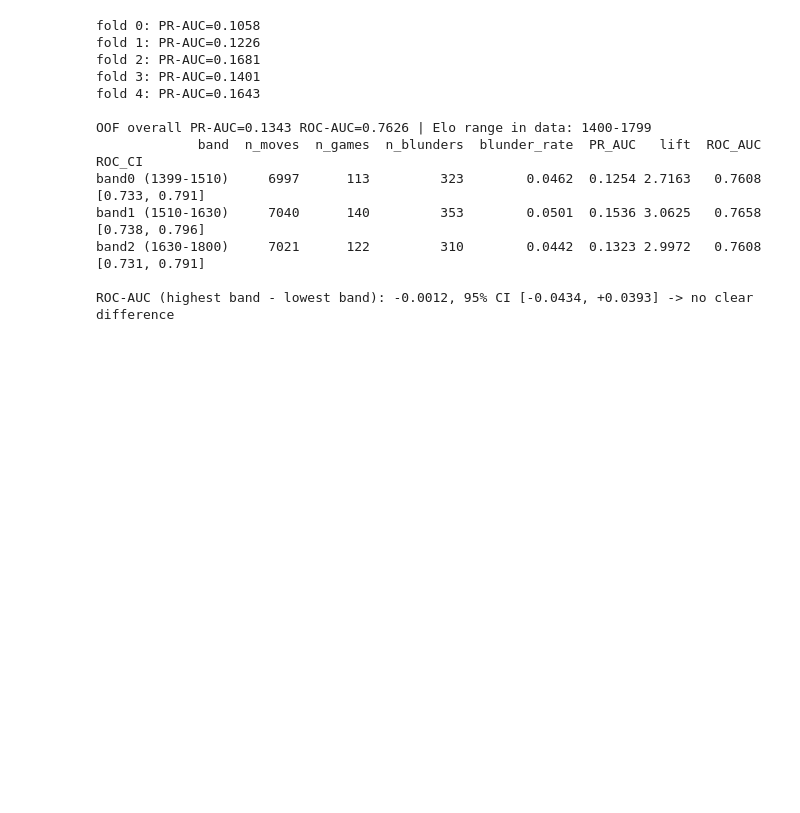
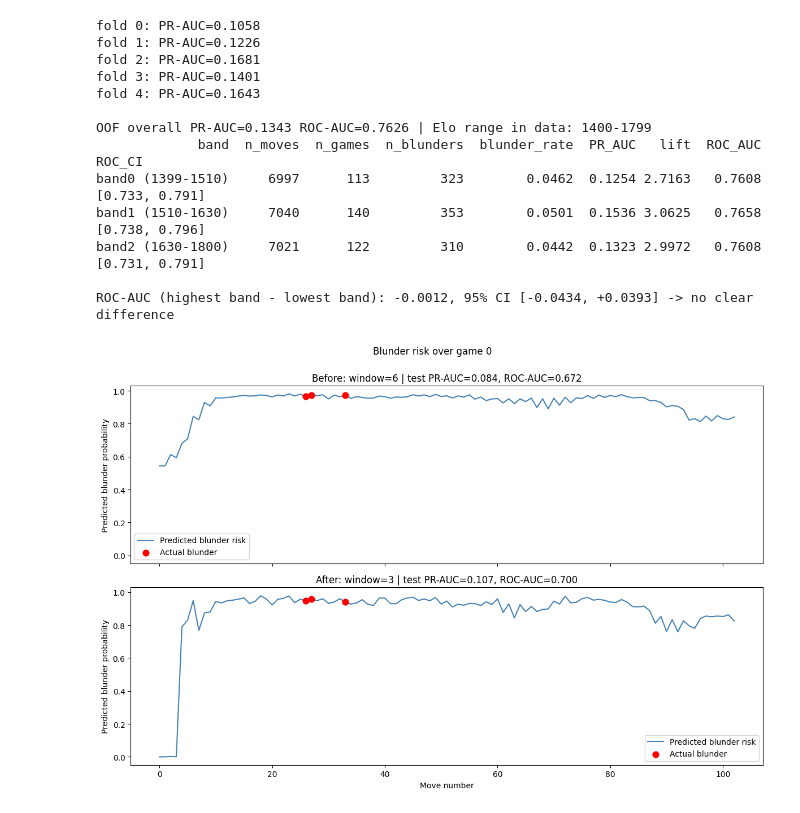
Before and after one commit to Janhavi-Srinivasan/chess-blunder-risk-model, a Jupyter notebook: Chess_blunder_with_nn.ipynb, the cells around one changed output. Saved outputs shown, nothing was run; the diff lists cells and outputs as text; code cells hidden in the pictures; blank space fills up the shorter version.

```diff
--- a/Chess_blunder_with_nn.ipynb
+++ b/Chess_blunder_with_nn.ipynb
@@ -1197,3 +1180,100 @@ band1 (1510-1630)     7040      140         353        0.0501  0.1536 3.0625   0
 band2 (1630-1800)     7021      122         310        0.0442  0.1323 2.9972   0.7608 [0.731, 0.791]
 
 ROC-AUC (highest band - lowest band): -0.0012, 95% CI [-0.0434, +0.0393] -> no clear difference
+# %%
+import numpy as np, torch, torch.nn as nn, matplotlib.pyplot as plt, math
+from torch.utils.data import TensorDataset, DataLoader, WeightedRandomSampler
+from sklearn.preprocessing import StandardScaler
+from sklearn.metrics import average_precision_score, roc_auc_score
+
+EPOCHS, PATIENCE, SEED = 20, 5, 42
+_games = df['game_id'].unique().copy()
+np.random.RandomState(42).shuffle(_games)
+_n = len(_games)
+tr_g = set(_games[:int(.7 * _n)])
+va_g = set(_games[int(.7 * _n):int(.85 * _n)])
+te_g = set(_games[int(.85 * _n):])
+
+sample_game_id = df['game_id'].unique()[0]
+
+def build_windows(W):
+    X, y, gid, mv = [], [], [], []
+    for (g_id, color), gc in df.groupby(['game_id', 'mover_color']):
+        gc = gc.sort_values('move_num')
+        feats = gc[FEATURE_COLS].values
+        labels = gc['is_blunder'].values
+        mvs = gc['move_num'].values
+        for i in range(len(gc)):
+            start = max(0, i - W + 1)
+            w = feats[start:i + 1]
+            if len(w) < W:
+                pad = np.zeros((W - len(w), len(FEATURE_COLS)))
+                w = np.vstack([pad, w])
+            X.append(w); y.append(labels[i]); gid.append(g_id); mv.append(mvs[i])
+    return (np.array(X, np.float32), np.array(y, np.float32),
+            np.array(gid), np.array(mv))
+
+def predict(model, X):
+    model.eval()
+    with torch.no_grad():
+        return torch.sigmoid(model(torch.tensor(X))).numpy()
+
+def danger_curve_for_window(W):
+    torch.manual_seed(SEED); np.random.seed(SEED)
+    X, y, gid, mv = build_windows(W)
+    tr, va, te = (np.isin(gid, list(s)) for s in (tr_g, va_g, te_g))
+    nf = X.shape[2]
+    sc = StandardScaler().fit(X[tr].reshape(-1, nf))                 # fit on train only
+    X = sc.transform(X.reshape(-1, nf)).reshape(X.shape).astype(np.float32)
+
+    cnt = np.bincount(y[tr].astype(int))
+    wts = (1.0 / cnt)[y[tr].astype(int)]
+    loader = DataLoader(TensorDataset(torch.tensor(X[tr]), torch.tensor(y[tr])), batch_size=64,
+                        sampler=WeightedRandomSampler(wts, len(wts), replacement=True))
+    crit = nn.BCEWithLogitsLoss(pos_weight=torch.tensor([cnt[0] / cnt[1]], dtype=torch.float32))
+    model = LSTMBlunderModel(nf)
+    opt = torch.optim.Adam(model.parameters(), lr=1e-3, weight_decay=1e-5)
+
+    best, state, bad = 0.0, None, 0
+    for _ in range(EPOCHS):
+        model.train()
+        for xb, yb in loader:
+            opt.zero_grad(); crit(model(xb), yb).backward(); opt.step()
+        ap = average_precision_score(y[va], predict(model, X[va]))
+        if ap > best:
+            best, bad = ap, 0
+            state = {k: v.clone() for k, v in model.state_dict().items()}
+        else:
+            bad += 1
+            if bad >= PATIENCE: break
+    model.load_state_dict(state)
+
+    p = predict(model, X)
+    test_ap, test_auc = average_precision_score(y[te], p[te]), roc_auc_score(y[te], p[te])
+
+    g = gid == sample_game_id
+    return dict(mv=mv[g][order], risk=p[g][order], true=y[g][order], ap=test_ap, auc=test_auc)
+
+def draw(ax, c, W, label):
+    ax.plot(c['mv'], c['risk'], label="Predicted blunder risk", color='steelblue')
+    b = c['true'] == 1
+    ax.scatter(c['mv'][b], c['risk'][b], color='red', zorder=5, label="Actual blunder", s=60)
+    ax.set_title(f"{label}: window={W} | test PR-AUC={c['ap']:.3f}, ROC-AUC={c['auc']:.3f}")
+    ax.set_ylabel("Predicted blunder probability")
+    ax.legend()
+
+W_BEFORE, W_AFTER = 6, 3
+before = danger_curve_for_window(W_BEFORE)
+after  = danger_curve_for_window(W_AFTER)
+
+fig, axes = plt.subplots(2, 1, figsize=(12, 8), sharex=True, sharey=True)
+draw(axes[0], before, W_BEFORE, "Before")
+draw(axes[1], after,  W_AFTER,  "After")
+axes[1].set_xlabel("Move number")
+plt.suptitle(f"Blunder risk over game {sample_game_id}", y=1.0)
+plt.tight_layout()
+plt.savefig(PROJECT_DIR / "danger_curve_window6_vs_window3.png", dpi=100)
+plt.show()
+print("Saved danger_curve_window6_vs_window3.png to Drive")
+# %% [output]
+[figure, added]
```
Also changed, not shown: parts of 10 cells of this notebook.
